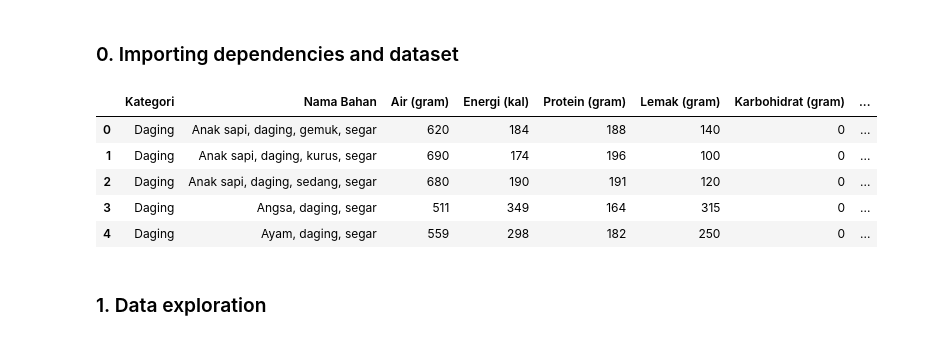
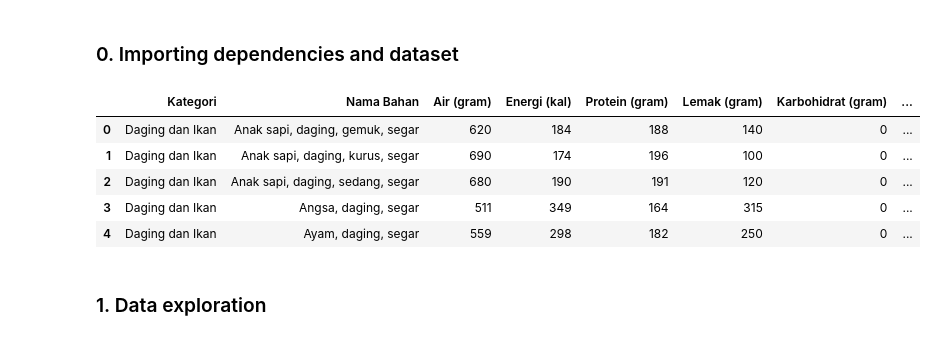
Before and after one commit to MarcoAlandAdinanda/TumbuhKuy, a Jupyter notebook: backend/notebooks/ingredients_nutri_optim.ipynb, the cells around one changed output. Drawn from its saved outputs; the diff is of its cells as text; code cells hidden in the pictures.

```diff
--- a/backend/notebooks/ingredients_nutri_optim.ipynb
+++ b/backend/notebooks/ingredients_nutri_optim.ipynb
@@ -14,13 +18,13 @@ from pulp import LpMaximize, LpProblem, LpVariable, lpSum
 # %%
-dataset = pd.read_csv("ingredients_nutri.csv", sep=";")
+dataset = pd.read_csv("ingredients_nutrition.csv", sep=";")
 dataset.head()
 # %% [output]
 |  | Kategori | Nama Bahan | Air (gram) | Energi (kal) | Protein (gram) | Lemak (gram) | Karbohidrat (gram) | ... |
-| 0 | Daging | Anak sapi, daging, gemuk, segar | 620 | 184 | 188 | 140 | 0 | ... |
-| 1 | Daging | Anak sapi, daging, kurus, segar | 690 | 174 | 196 | 100 | 0 | ... |
-| 2 | Daging | Anak sapi, daging, sedang, segar | 680 | 190 | 191 | 120 | 0 | ... |
-| 3 | Daging | Angsa, daging, segar | 511 | 349 | 164 | 315 | 0 | ... |
-| 4 | Daging | Ayam, daging, segar | 559 | 298 | 182 | 250 | 0 | ... |
+| 0 | Daging dan Ikan | Anak sapi, daging, gemuk, segar | 620 | 184 | 188 | 140 | 0 | ... |
+| 1 | Daging dan Ikan | Anak sapi, daging, kurus, segar | 690 | 174 | 196 | 100 | 0 | ... |
+| 2 | Daging dan Ikan | Anak sapi, daging, sedang, segar | 680 | 190 | 191 | 120 | 0 | ... |
+| 3 | Daging dan Ikan | Angsa, daging, segar | 511 | 349 | 164 | 315 | 0 | ... |
+| 4 | Daging dan Ikan | Ayam, daging, segar | 559 | 298 | 182 | 250 | 0 | ... |
 # %% [markdown]
 ### 1. Data exploration
 # %%
```
Also changed, not shown: parts of 6 cells of this notebook, 7 other files.
